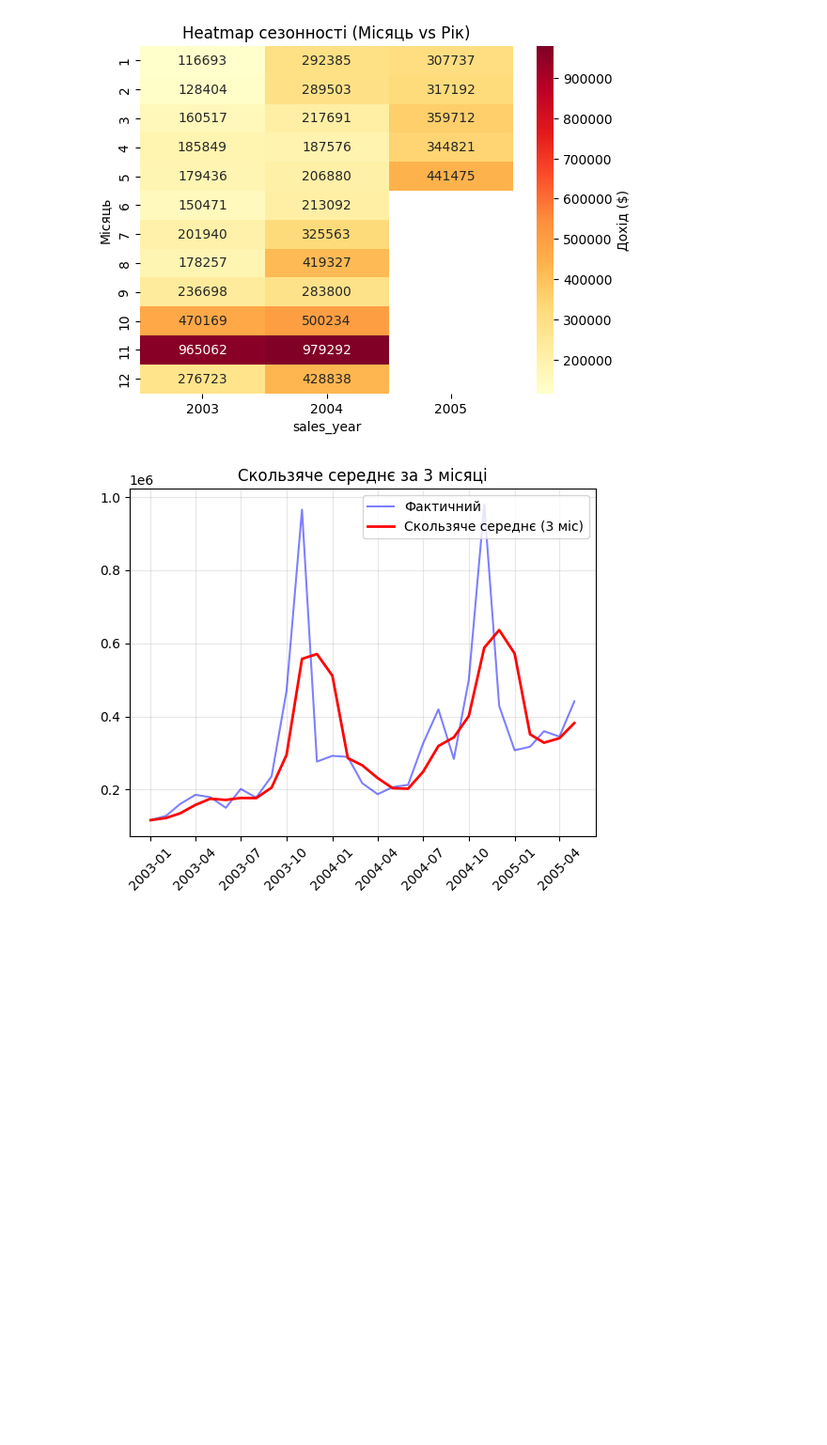
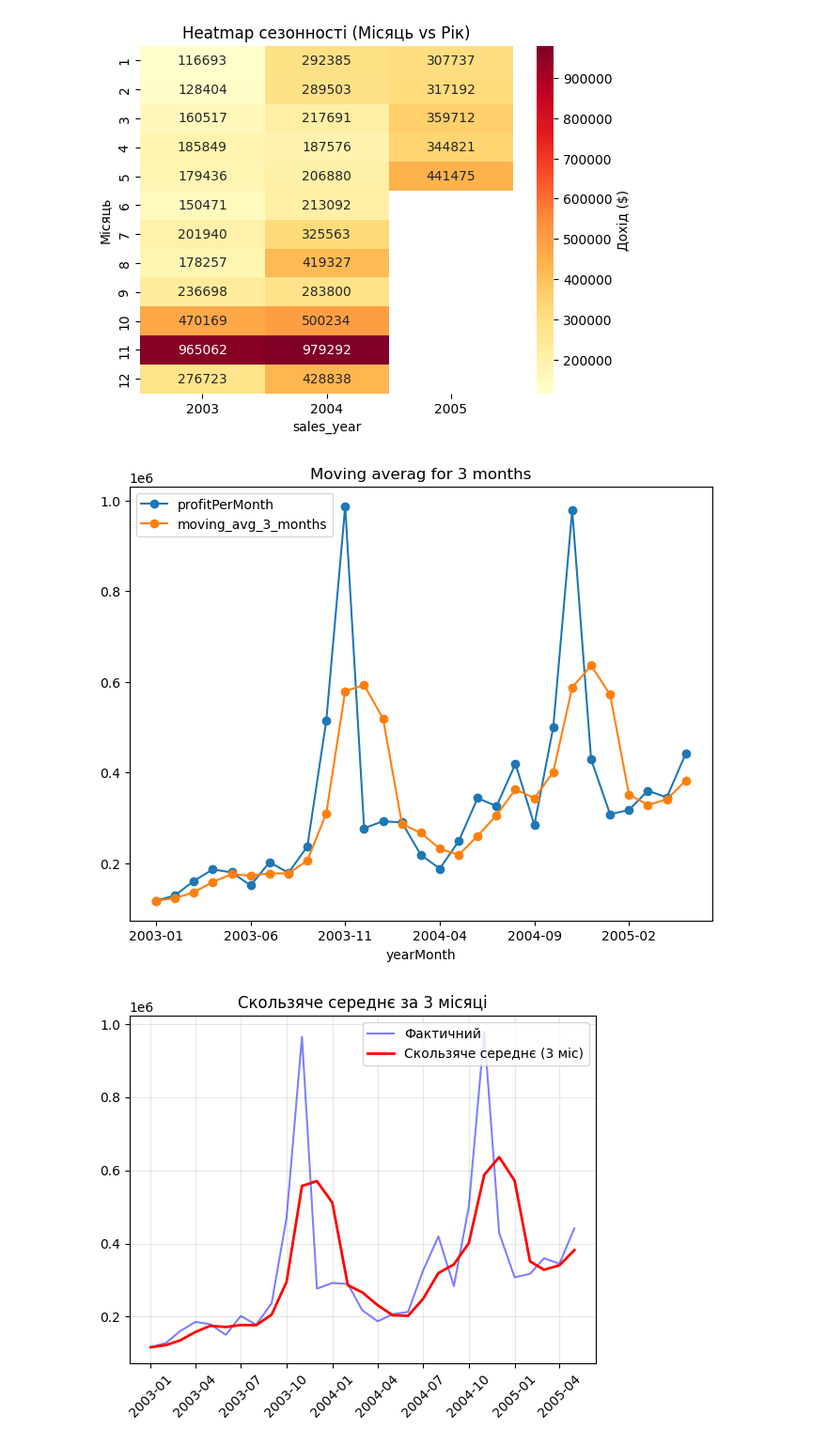
Before and after one commit to olesia-za/python_for_ds_tasks, a Jupyter notebook: hometasks/OZ_Done_11_HW1_Integration_Python_and_SQL_data_request.ipynb, the cells around one changed output. Shown at 94% size. Saved outputs shown, nothing was run; the diff lists cells and outputs as text; code cells hidden in the pictures; blank space fills up the shorter version.

```diff
--- a/hometasks/OZ_Done_11_HW1_Integration_Python_and_SQL_data_request.ipynb
+++ b/hometasks/OZ_Done_11_HW1_Integration_Python_and_SQL_data_request.ipynb
@@ -421,4 +515,15 @@ profit_by_products.boxplot(column='diffWithAvgByProductLine', by='productLine',
 # %% [output]
 [figure]
+# %%
+df_sales_dynamic.plot(
+    x='yearMonth',
+    y=['profitPerMonth','moving_avg_3_months'],
+    kind='line',
+    figsize=(8, 6),
+    title='Moving averag for 3 months',
+    marker='o'
+);
+# %% [output]
+[figure, added]
 # %%
 # 4. Ковзне середнє з динімікою доходу
```
Also changed, not shown: parts of 11 cells of this notebook.
